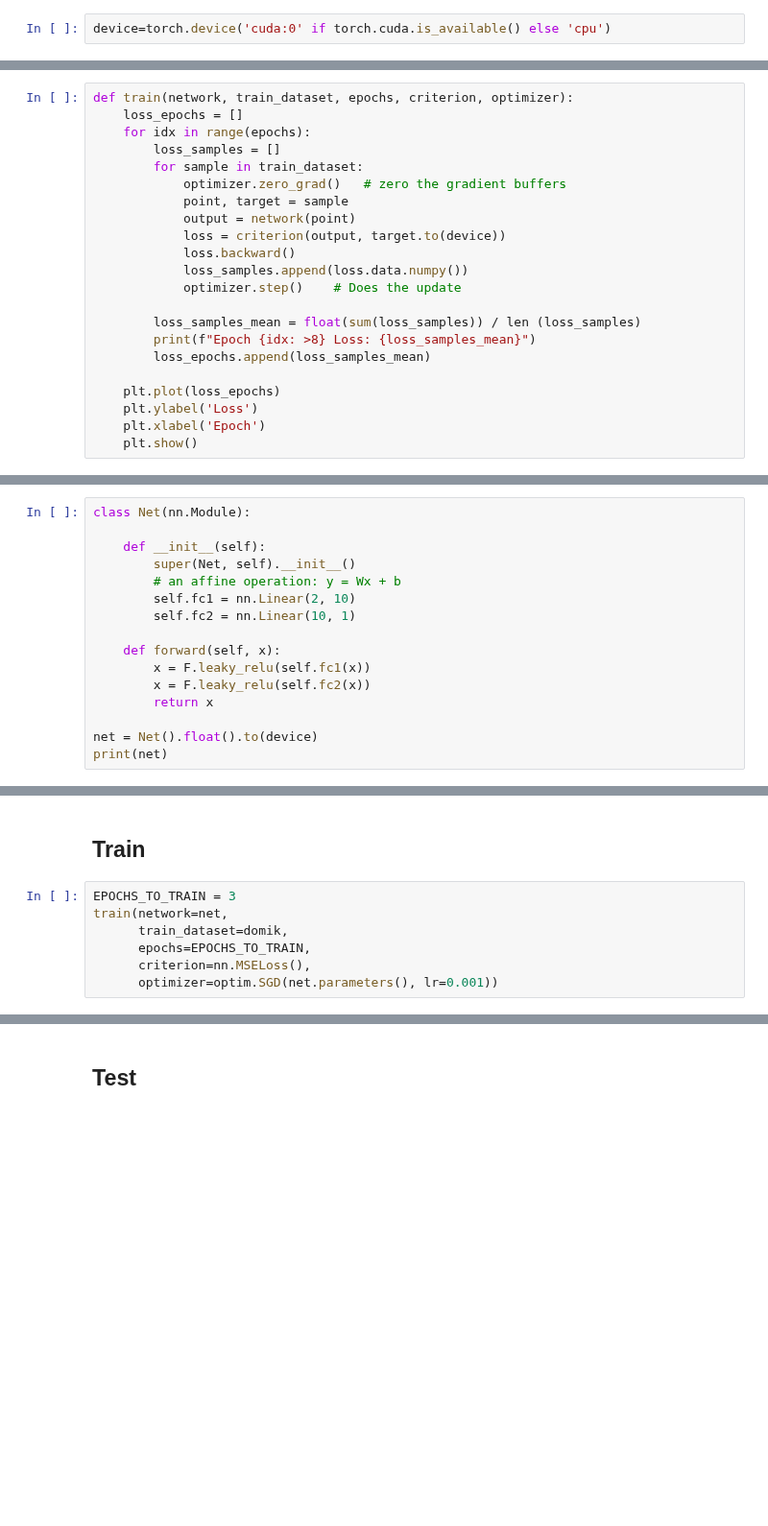
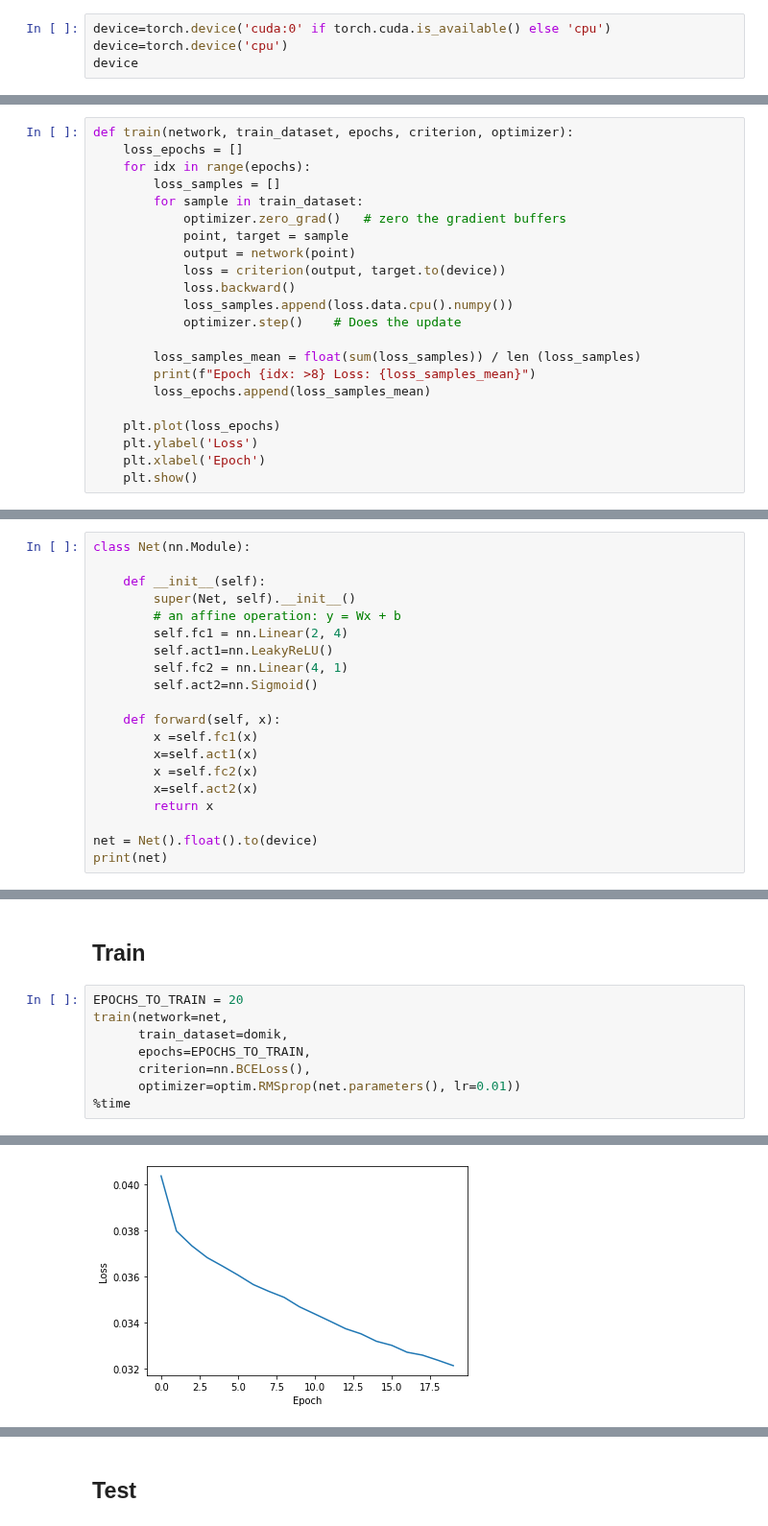
Before and after one commit to StarkitRobots/cvr_course, a Jupyter notebook: notebooks/nn_sem5_pt2_hw5.ipynb, the cells around one changed output, grey strips where cells are left out. Shown at 96% size. Saved outputs shown, nothing was run; the diff lists cells and outputs as text; blank space fills up the shorter version.

```diff
--- a/notebooks/nn_sem5_pt2_hw5.ipynb
+++ b/notebooks/nn_sem5_pt2_hw5.ipynb
@@ -14,3 +14,5 @@ import torch.optim as optim
 from torch.utils.data import Dataset, DataLoader
 # %%
 device=torch.device('cuda:0' if torch.cuda.is_available() else 'cpu')
+device=torch.device('cpu')
+device
@@ -97,7 +101,7 @@ def train(network, train_dataset, epochs, criterion, optimizer):
             output = network(point)
             loss = criterion(output, target.to(device))
             loss.backward()
-            loss_samples.append(loss.data.numpy())
+            loss_samples.append(loss.data.cpu().numpy())
             optimizer.step()    # Does the update
 
         loss_samples_mean = float(sum(loss_samples)) / len (loss_samples)
@@ -177,12 +187,16 @@ class Net(nn.Module):
     def __init__(self):
         super(Net, self).__init__()
         # an affine operation: y = Wx + b
-        self.fc1 = nn.Linear(2, 10)
-        self.fc2 = nn.Linear(10, 1)
+        self.fc1 = nn.Linear(2, 4)
+        self.act1=nn.LeakyReLU()
+        self.fc2 = nn.Linear(4, 1)
+        self.act2=nn.Sigmoid()
 
     def forward(self, x):
-        x = F.leaky_relu(self.fc1(x))
-        x = F.leaky_relu(self.fc2(x))
+        x =self.fc1(x)
+        x=self.act1(x)
+        x =self.fc2(x)
+        x=self.act2(x)
         return x
 
 net = Net().float().to(device)
@@ -190,9 +211,11 @@ print(net)
 # %% [markdown]
 ## Train
 # %%
-EPOCHS_TO_TRAIN = 3
+EPOCHS_TO_TRAIN = 20
 train(network=net,
       train_dataset=domik,
       epochs=EPOCHS_TO_TRAIN,
-      criterion=nn.MSELoss(),
-      optimizer=optim.SGD(net.parameters(), lr=0.001))
+      criterion=nn.BCELoss(),
+      optimizer=optim.RMSprop(net.parameters(), lr=0.01))
+%time
+# %% [output]
@@ -198,0 +242 @@ train(network=net,
+[figure, added]
```
Also changed, not shown: parts of 6 cells of this notebook.
